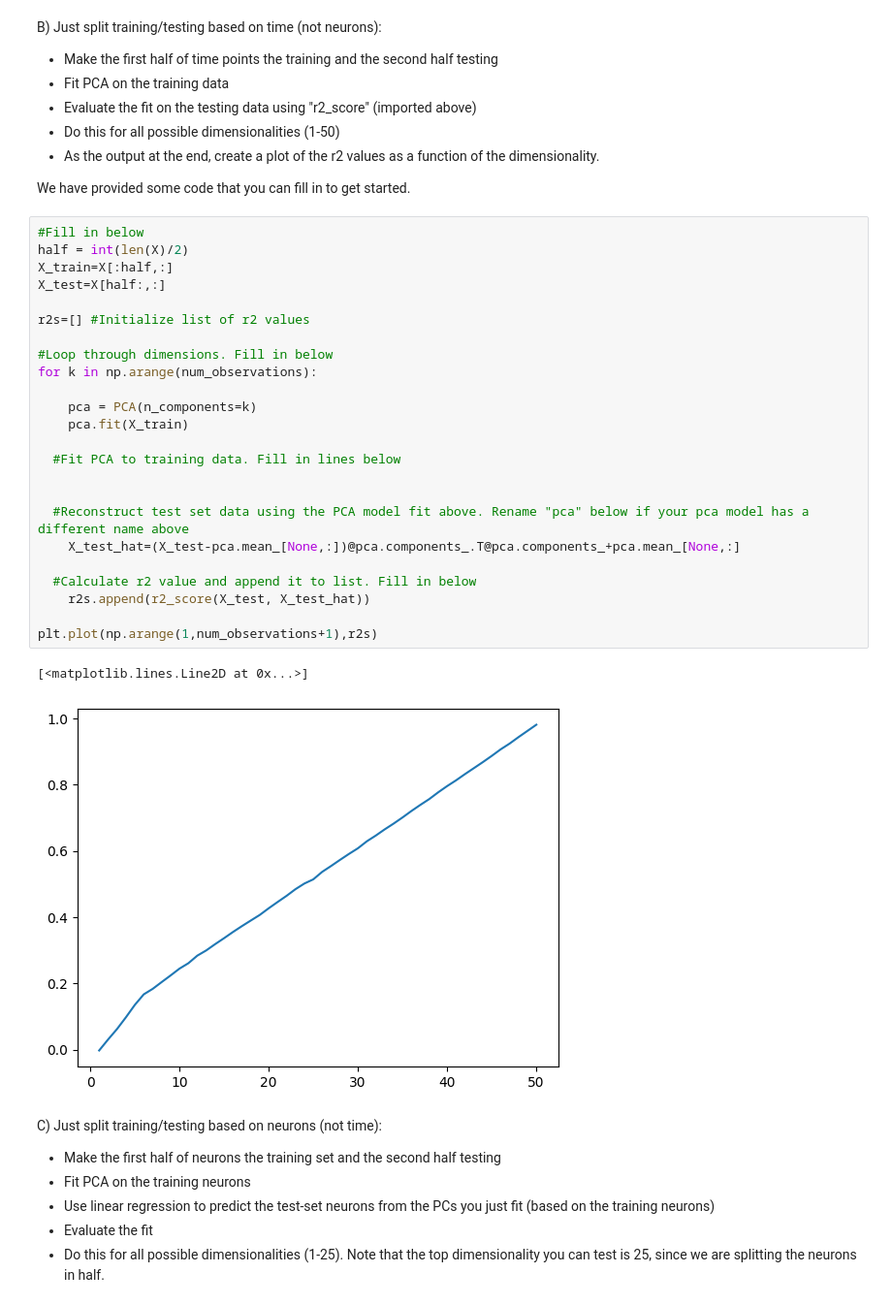
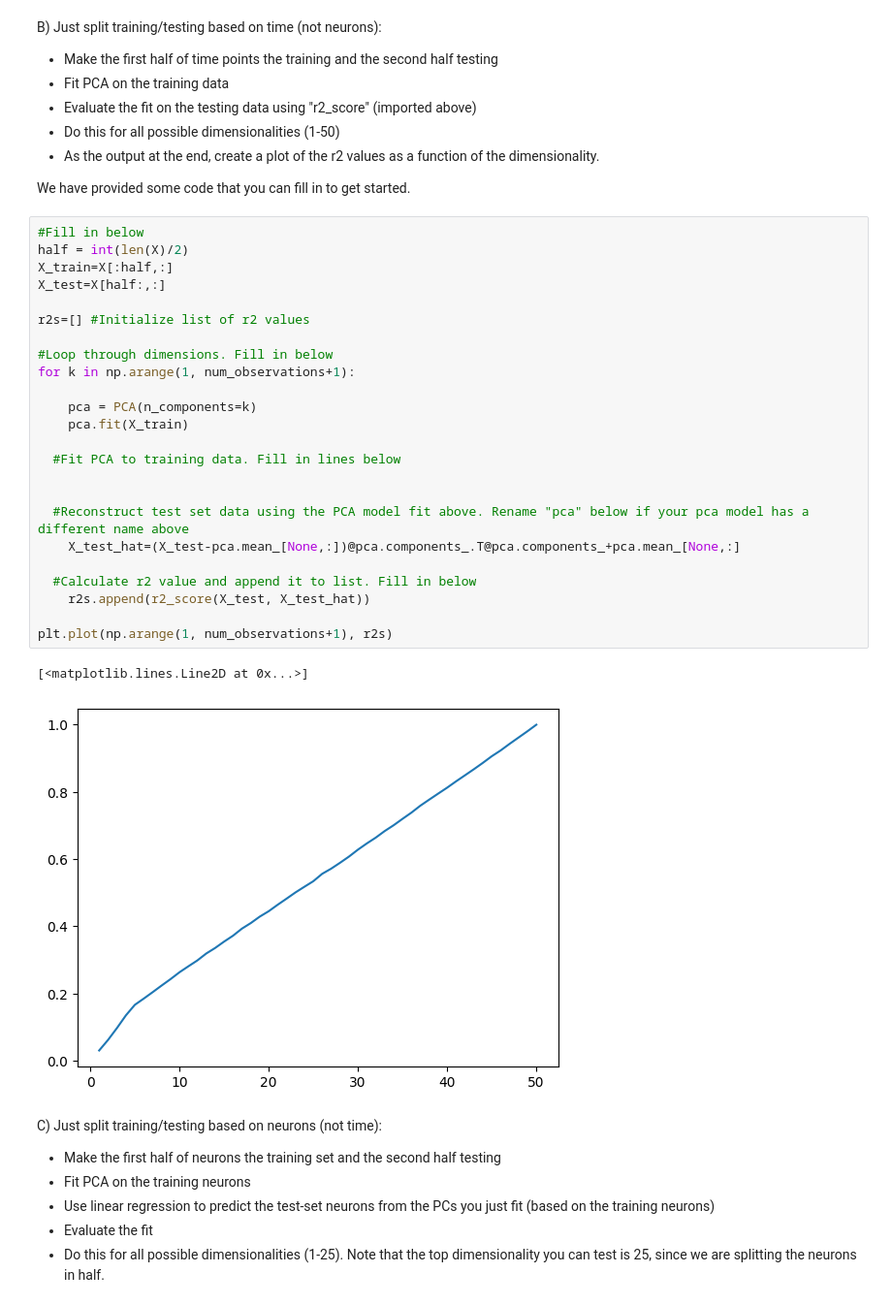
Before and after one commit to dbasrai/nuin443, a Jupyter notebook: problemSets/NUIN443_ps8_dimensionality.ipynb, the cells around one changed output. Shown at 97% size. Cells and saved outputs as stored; diff of their text form.

```diff
--- a/problemSets/NUIN443_ps8_dimensionality.ipynb
+++ b/problemSets/NUIN443_ps8_dimensionality.ipynb
@@ -54,30 +54,30 @@ We have provided some code that you can fill in to get started.
 # %%
 #Fill in below
 half = int(len(X)/2)
 X_train=X[:half,:]
 X_test=X[half:,:]
 
 r2s=[] #Initialize list of r2 values
 
 #Loop through dimensions. Fill in below
-for k in np.arange(num_observations):
+for k in np.arange(1, num_observations+1):
 
     pca = PCA(n_components=k)
     pca.fit(X_train)
 
   #Fit PCA to training data. Fill in lines below
 
 
   #Reconstruct test set data using the PCA model fit above. Rename "pca" below if your pca model has a different name above
     X_test_hat=(X_test-pca.mean_[None,:])@pca.components_.T@pca.components_+pca.mean_[None,:]
 
   #Calculate r2 value and append it to list. Fill in below
     r2s.append(r2_score(X_test, X_test_hat))
 
-plt.plot(np.arange(1,num_observations+1),r2s)
+plt.plot(np.arange(1, num_observations+1), r2s)
 # %% [output]
 [<matplotlib.lines.Line2D at 0x...>]
-[figure, old version]
+[figure, new version]
 # %% [markdown]
 C) Just split training/testing based on neurons (not time):
 
```
Also changed, not shown: parts of 9 cells of this notebook, 1 other file.
